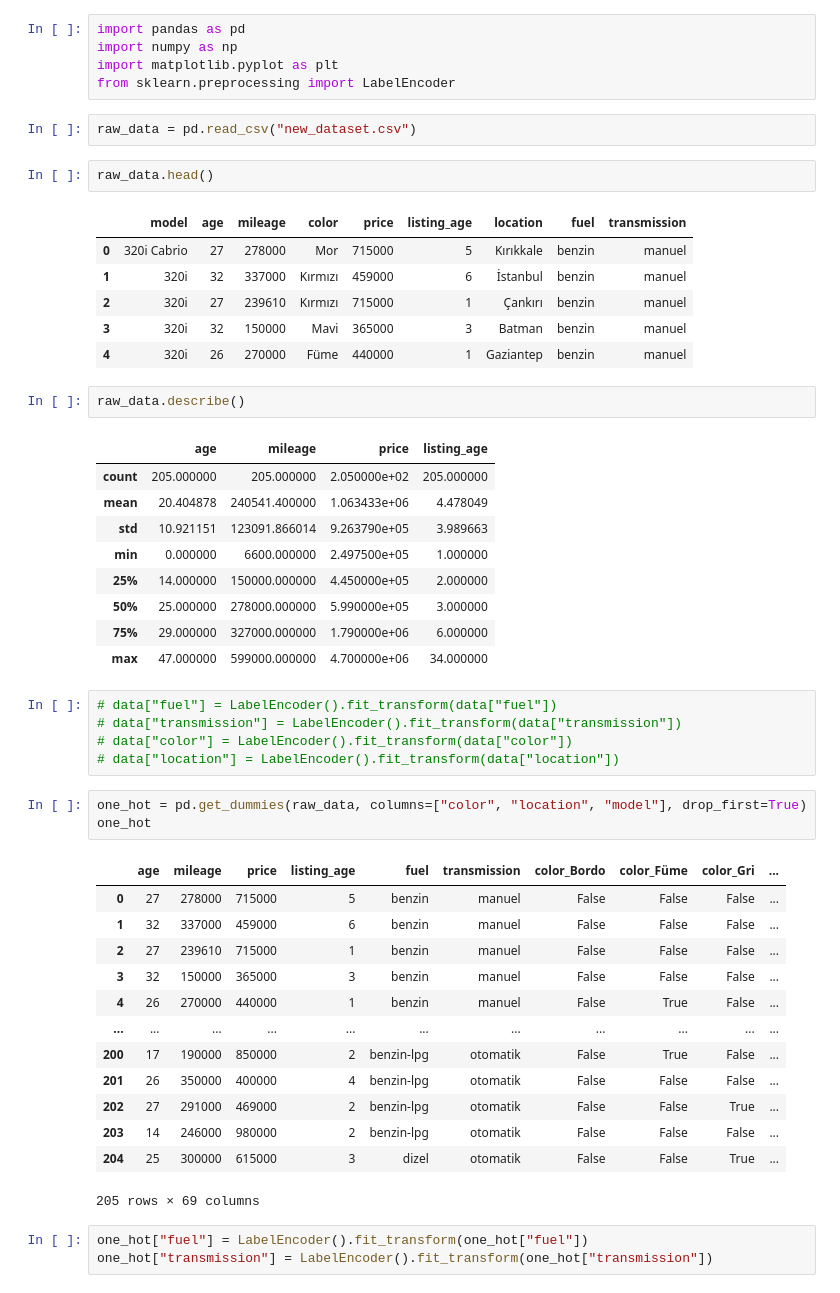
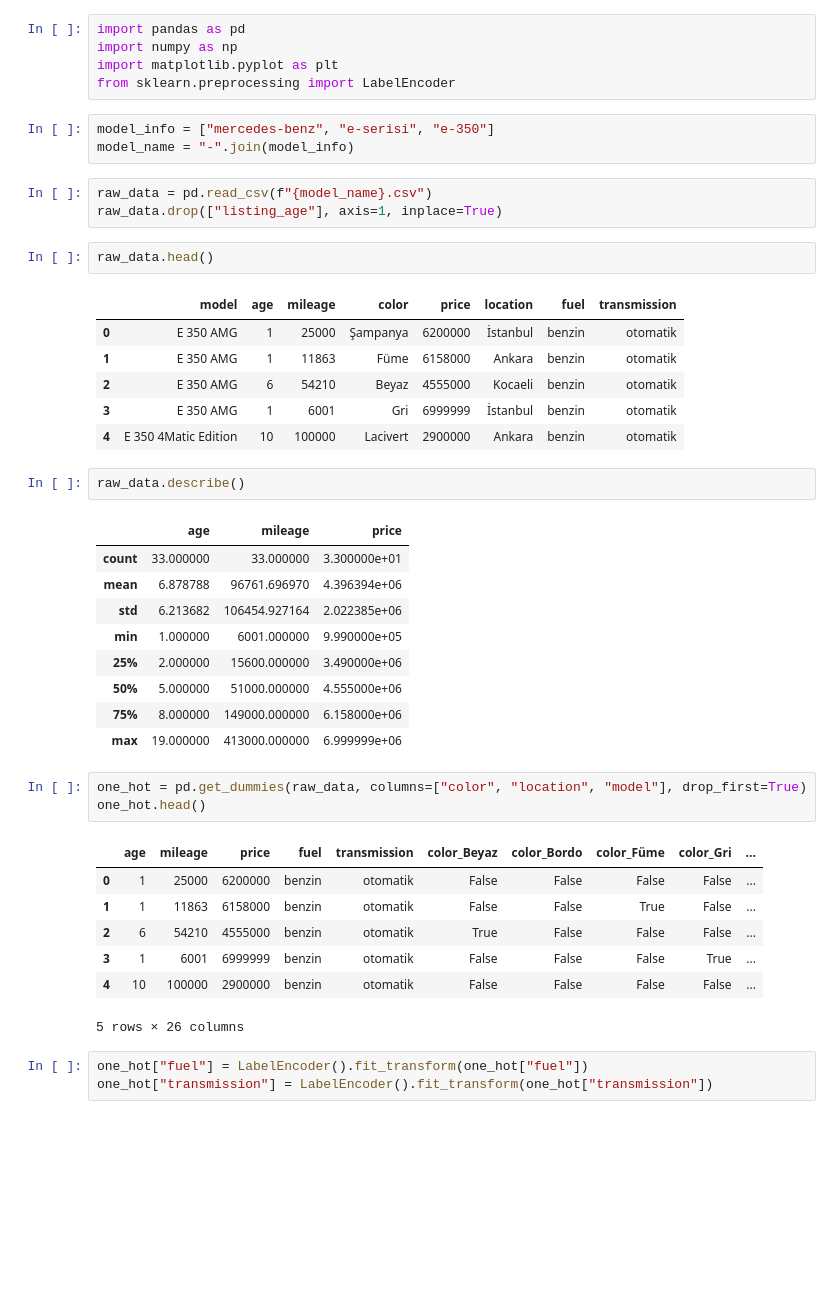
Before and after one commit to Adulescentes/sahibinden-data-analysis, a Jupyter notebook: visualization-regression.ipynb, the cells around one changed output. Cells and saved outputs as stored; diff of their text form; blank space fills up the shorter version.

```diff
--- a/visualization-regression.ipynb
+++ b/visualization-regression.ipynb
@@ -3,51 +3,44 @@ import pandas as pd
 import numpy as np
 import matplotlib.pyplot as plt
 from sklearn.preprocessing import LabelEncoder
-# %%
-raw_data = pd.read_csv("new_dataset.csv")
+# %%
+model_info = ["mercedes-benz", "e-serisi", "e-350"]
+model_name = "-".join(model_info)
+# %%
+raw_data = pd.read_csv(f"{model_name}.csv")
+raw_data.drop(["listing_age"], axis=1, inplace=True)
 # %%
 raw_data.head()
 # %% [output]
-|  | model | age | mileage | color | price | listing_age | location | fuel | transmission |
-| 0 | 320i Cabrio | 27 | 278000 | Mor | 715000 | 5 | Kırıkkale | benzin | manuel |
-| 1 | 320i | 32 | 337000 | Kırmızı | 459000 | 6 | İstanbul | benzin | manuel |
-| 2 | 320i | 27 | 239610 | Kırmızı | 715000 | 1 | Çankırı | benzin | manuel |
-| 3 | 320i | 32 | 150000 | Mavi | 365000 | 3 | Batman | benzin | manuel |
-| 4 | 320i | 26 | 270000 | Füme | 440000 | 1 | Gaziantep | benzin | manuel |
+|  | model | age | mileage | color | price | location | fuel | transmission |
+| 0 | E 350 AMG | 1 | 25000 | Şampanya | 6200000 | İstanbul | benzin | otomatik |
+| 1 | E 350 AMG | 1 | 11863 | Füme | 6158000 | Ankara | benzin | otomatik |
+| 2 | E 350 AMG | 6 | 54210 | Beyaz | 4555000 | Kocaeli | benzin | otomatik |
+| 3 | E 350 AMG | 1 | 6001 | Gri | 6999999 | İstanbul | benzin | otomatik |
+| 4 | E 350 4Matic Edition | 10 | 100000 | Lacivert | 2900000 | Ankara | benzin | otomatik |
 # %%
 raw_data.describe()
 # %% [output]
-|  | age | mileage | price | listing_age |
-| count | 205.000000 | 205.000000 | 2.050000e+02 | 205.000000 |
-| mean | 20.404878 | 240541.400000 | 1.063433e+06 | 4.478049 |
-| std | 10.921151 | 123091.866014 | 9.263790e+05 | 3.989663 |
-| min | 0.000000 | 6600.000000 | 2.497500e+05 | 1.000000 |
-| 25% | 14.000000 | 150000.000000 | 4.450000e+05 | 2.000000 |
-| 50% | 25.000000 | 278000.000000 | 5.990000e+05 | 3.000000 |
-| 75% | 29.000000 | 327000.000000 | 1.790000e+06 | 6.000000 |
-| max | 47.000000 | 599000.000000 | 4.700000e+06 | 34.000000 |
+|  | age | mileage | price |
+| count | 33.000000 | 33.000000 | 3.300000e+01 |
+| mean | 6.878788 | 96761.696970 | 4.396394e+06 |
+| std | 6.213682 | 106454.927164 | 2.022385e+06 |
+| min | 1.000000 | 6001.000000 | 9.990000e+05 |
+| 25% | 2.000000 | 15600.000000 | 3.490000e+06 |
+| 50% | 5.000000 | 51000.000000 | 4.555000e+06 |
+| 75% | 8.000000 | 149000.000000 | 6.158000e+06 |
+| max | 19.000000 | 413000.000000 | 6.999999e+06 |
-# %%
-# data["fuel"] = LabelEncoder().fit_transform(data["fuel"])
-# data["transmission"] = LabelEncoder().fit_transform(data["transmission"])
-# data["color"] = LabelEncoder().fit_transform(data["color"])
-# data["location"] = LabelEncoder().fit_transform(data["location"])
 # %%
 one_hot = pd.get_dummies(raw_data, columns=["color", "location", "model"], drop_first=True)
-one_hot
+one_hot.head()
 # %% [output]
-|  | age | mileage | price | listing_age | fuel | transmission | color_Bordo | color_Füme | color_Gri | ... |
-| 0 | 27 | 278000 | 715000 | 5 | benzin | manuel | False | False | False | ... |
-| 1 | 32 | 337000 | 459000 | 6 | benzin | manuel | False | False | False | ... |
-| 2 | 27 | 239610 | 715000 | 1 | benzin | manuel | False | False | False | ... |
-| 3 | 32 | 150000 | 365000 | 3 | benzin | manuel | False | False | False | ... |
-| 4 | 26 | 270000 | 440000 | 1 | benzin | manuel | False | True | False | ... |
-| ... | ... | ... | ... | ... | ... | ... | ... | ... | ... | ... |
-| 200 | 17 | 190000 | 850000 | 2 | benzin-lpg | otomatik | False | True | False | ... |
-| 201 | 26 | 350000 | 400000 | 4 | benzin-lpg | otomatik | False | False | False | ... |
-| 202 | 27 | 291000 | 469000 | 2 | benzin-lpg | otomatik | False | False | True | ... |
-| 203 | 14 | 246000 | 980000 | 2 | benzin-lpg | otomatik | False | False | False | ... |
-| 204 | 25 | 300000 | 615000 | 3 | dizel | otomatik | False | False | True | ... |
+|  | age | mileage | price | fuel | transmission | color_Beyaz | color_Bordo | color_Füme | color_Gri | ... |
+| 0 | 1 | 25000 | 6200000 | benzin | otomatik | False | False | False | False | ... |
+| 1 | 1 | 11863 | 6158000 | benzin | otomatik | False | False | True | False | ... |
+| 2 | 6 | 54210 | 4555000 | benzin | otomatik | True | False | False | False | ... |
+| 3 | 1 | 6001 | 6999999 | benzin | otomatik | False | False | False | True | ... |
+| 4 | 10 | 100000 | 2900000 | benzin | otomatik | False | False | False | False | ... |
-205 rows × 69 columns
+5 rows × 26 columns
 # %%
 one_hot["fuel"] = LabelEncoder().fit_transform(one_hot["fuel"])
 one_hot["transmission"] = LabelEncoder().fit_transform(one_hot["transmission"])
```
Also changed, not shown: parts of 12 cells of this notebook.
